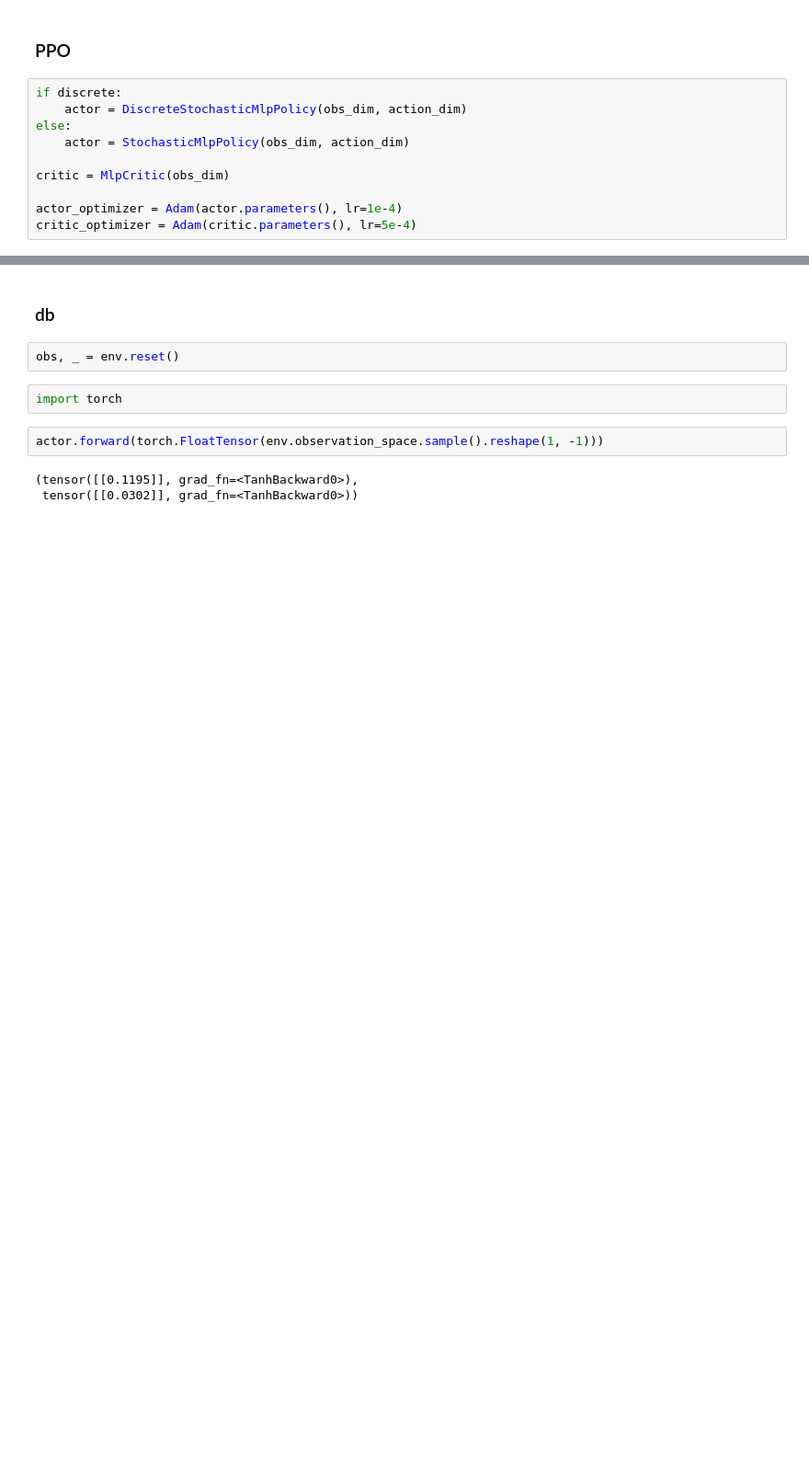
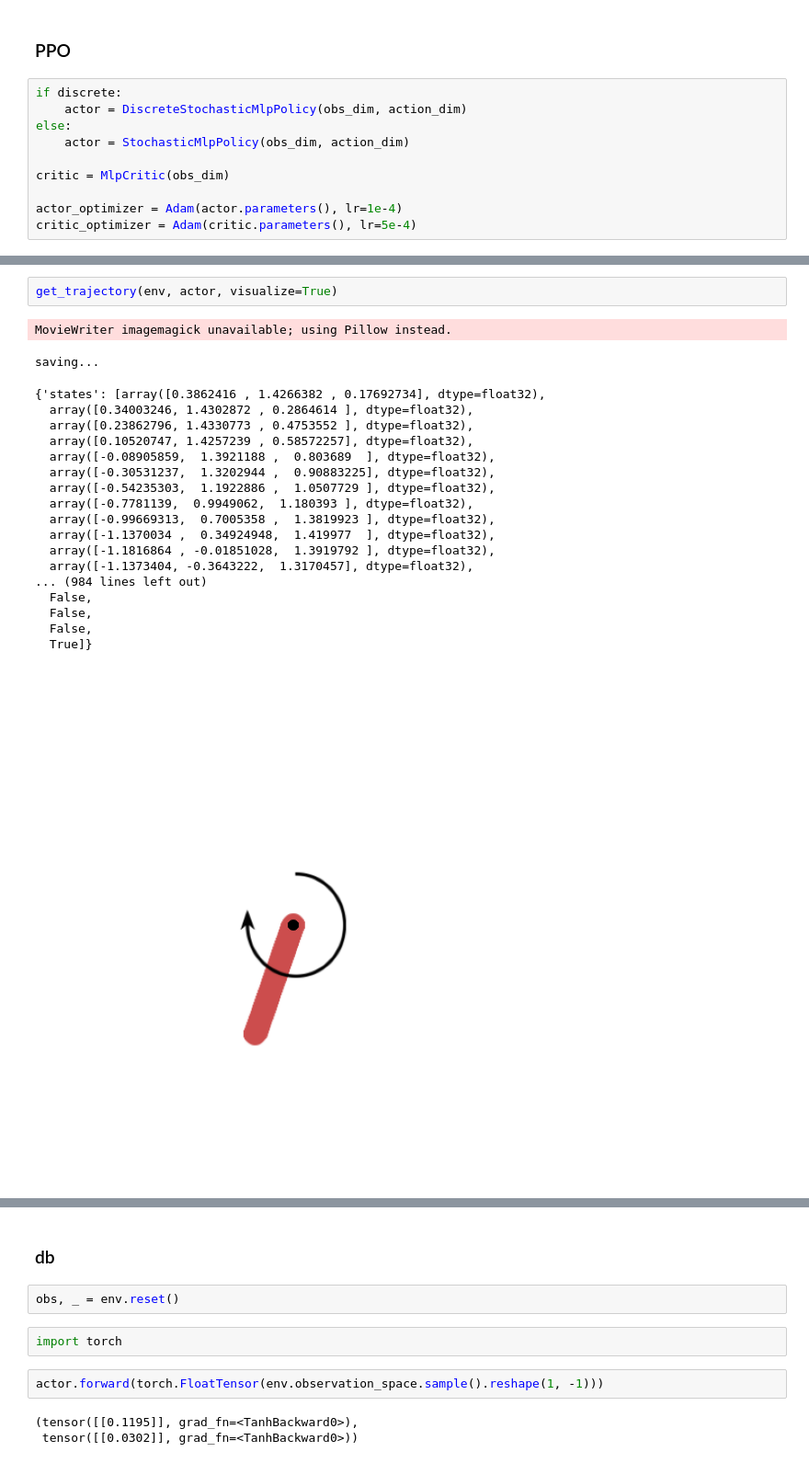
Before and after one commit to iameteron/rlib, a Jupyter notebook: examples/on-policy_pg_family.ipynb, the cells around one changed output, grey strips where cells are left out. Shown at 92% size. Cells and saved outputs as stored; diff of their text form; blank space fills up the shorter version.

```diff
--- a/examples/on-policy_pg_family.ipynb
+++ b/examples/on-policy_pg_family.ipynb
@@ -95,0 +112,23 @@ validation(env, actor, deterministic=True)
+# %%
+get_trajectory(env, actor, visualize=True)
+# %% [output]
+MovieWriter imagemagick unavailable; using Pillow instead.
+saving...
+{'states': [array([0.3862416 , 1.4266382 , 0.17692734], dtype=float32),
+  array([0.34003246, 1.4302872 , 0.2864614 ], dtype=float32),
+  array([0.23862796, 1.4330773 , 0.4753552 ], dtype=float32),
+  array([0.10520747, 1.4257239 , 0.58572257], dtype=float32),
+  array([-0.08905859,  1.3921188 ,  0.803689  ], dtype=float32),
+  array([-0.30531237,  1.3202944 ,  0.90883225], dtype=float32),
+  array([-0.54235303,  1.1922886 ,  1.0507729 ], dtype=float32),
+  array([-0.7781139,  0.9949062,  1.180393 ], dtype=float32),
+  array([-0.99669313,  0.7005358 ,  1.3819923 ], dtype=float32),
+  array([-1.1370034 ,  0.34924948,  1.419977  ], dtype=float32),
+  array([-1.1816864 , -0.01851028,  1.3919792 ], dtype=float32),
+  array([-1.1373404, -0.3643222,  1.3170457], dtype=float32),
+... (984 lines left out)
+  False,
+  False,
+  False,
+  True]}
+[figure, added]
```
Also changed, not shown: parts of 13 cells of this notebook, 13 other files.
